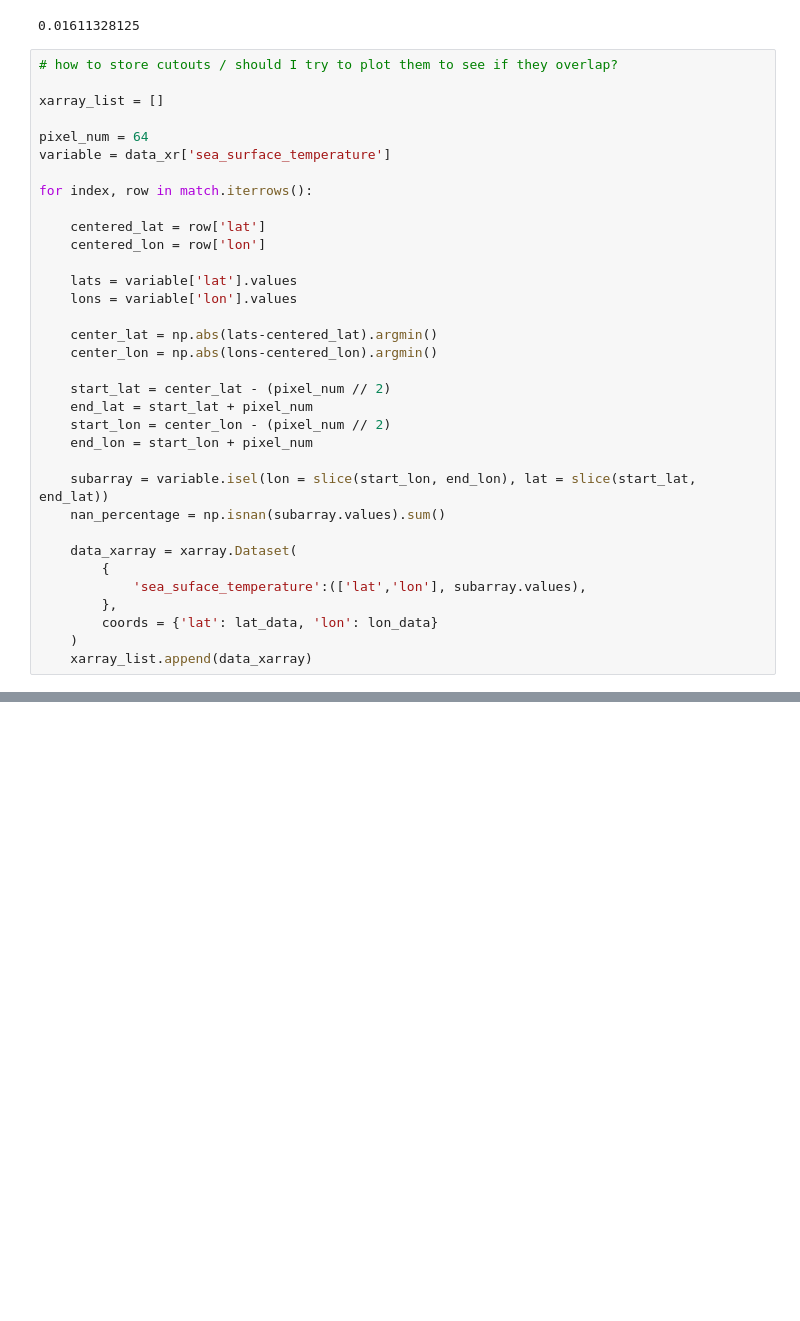
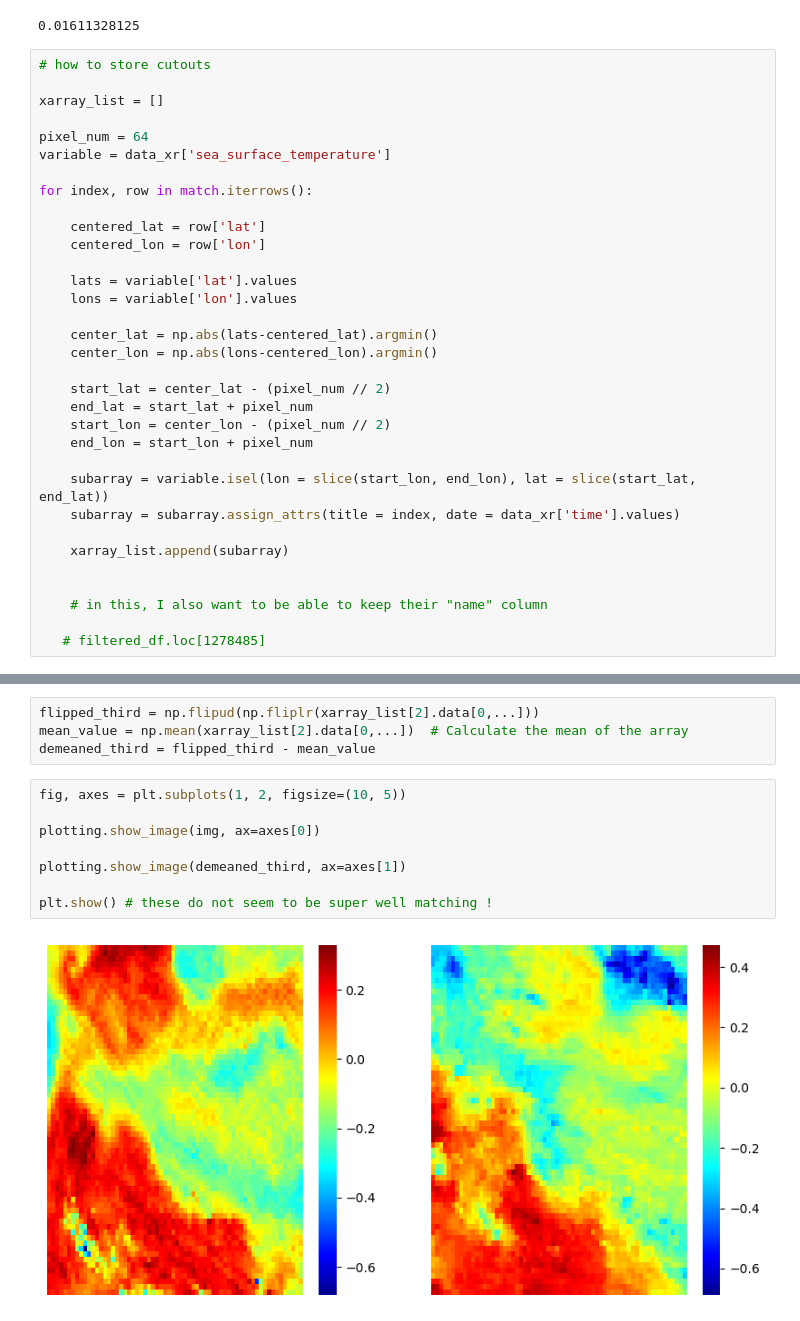
Before and after one commit to AI-for-Ocean-Science/ulmo, a Jupyter notebook: ulmo/sst_l3s/extraction_script_prelims.ipynb, the cells around one changed output, grey strips where cells are left out. Cells and saved outputs as stored; diff of their text form; blank space fills up the shorter version.

```diff
--- a/ulmo/sst_l3s/extraction_script_prelims.ipynb
+++ b/ulmo/sst_l3s/extraction_script_prelims.ipynb
@@ -138,7 +135,7 @@ results_df[results_df['NaN'] != 0]
 # %% [output]
 0.01611328125
 # %%
-# how to store cutouts / should I try to plot them to see if they overlap?
+# how to store cutouts
 
 xarray_list = []
 
@@ -162,12 +159,11 @@ for index, row in match.iterrows():
     end_lon = start_lon + pixel_num
 
     subarray = variable.isel(lon = slice(start_lon, end_lon), lat = slice(start_lat, end_lat))
-    nan_percentage = np.isnan(subarray.values).sum()
+    subarray = subarray.assign_attrs(title = index, date = data_xr['time'].values)
 
-    data_xarray = xarray.Dataset(
-        {
-            'sea_suface_temperature':(['lat','lon'], subarray.values),
-        },
-        coords = {'lat': lat_data, 'lon': lon_data}
-    )
-    xarray_list.append(data_xarray)
+    xarray_list.append(subarray)
+
+
+    # in this, I also want to be able to keep their "name" column
+
+   # filtered_df.loc[1278485]
@@ -238,0 +222,14 @@ for subarray_xr in results:
+# %%
+flipped_third = np.flipud(np.fliplr(xarray_list[2].data[0,...]))
+mean_value = np.mean(xarray_list[2].data[0,...])  # Calculate the mean of the array
+demeaned_third = flipped_third - mean_value
+# %%
+fig, axes = plt.subplots(1, 2, figsize=(10, 5))
+
+plotting.show_image(img, ax=axes[0])
+
+plotting.show_image(demeaned_third, ax=axes[1])
+
+plt.show() # these do not seem to be super well matching !
+# %% [output]
+[figure, added]
```
Also changed, not shown: parts of 16 cells of this notebook.
